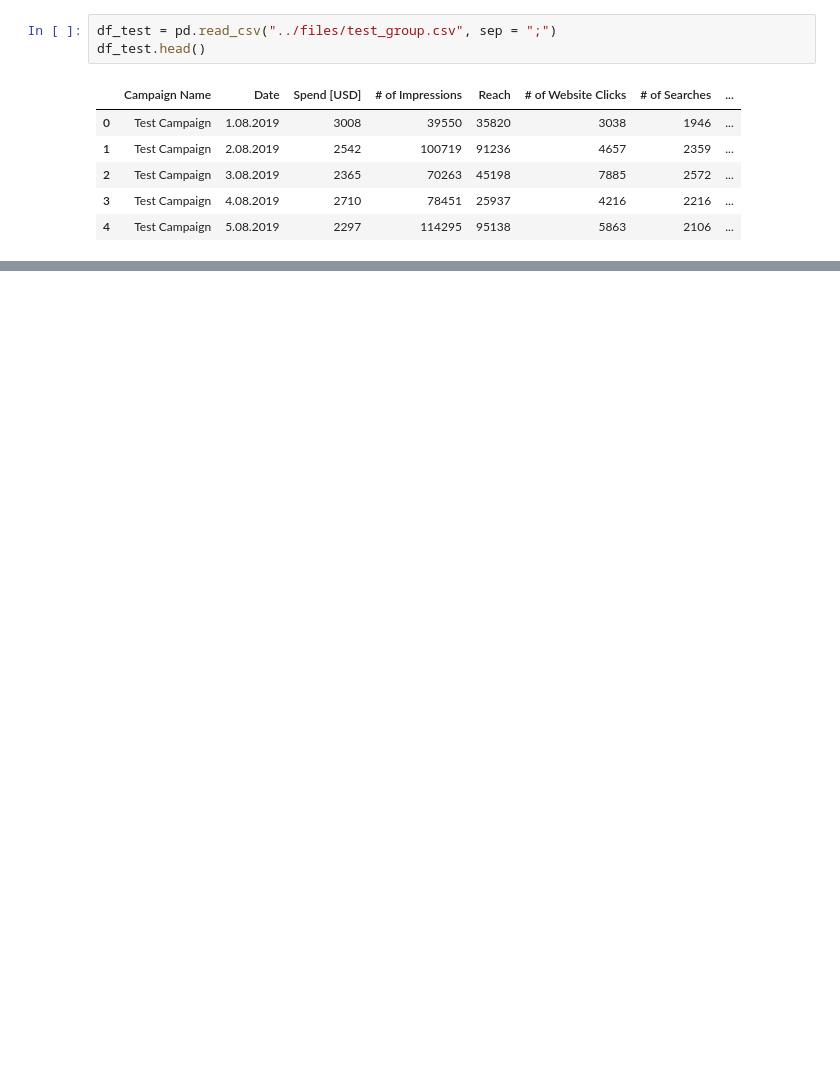
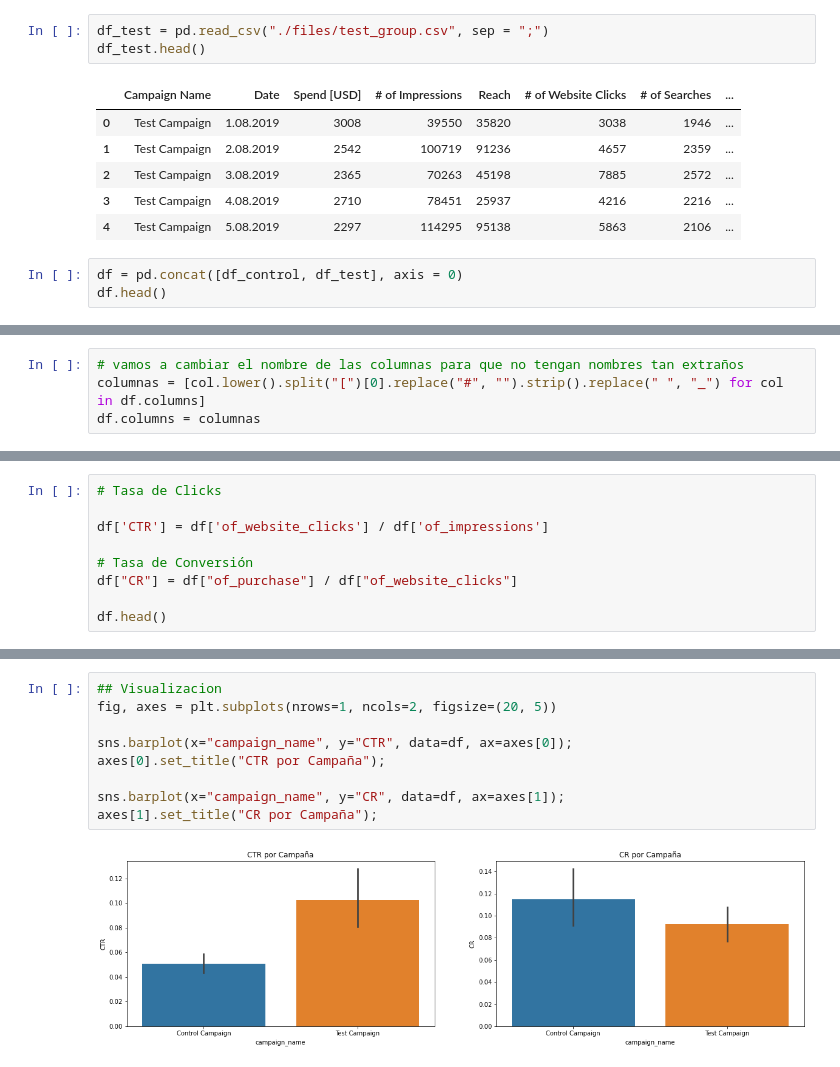
Before and after one commit to Adalab/da-promo-b-pt-ejercicios-profes, a Jupyter notebook: Modulo3/modulo-3-leccion-10-a-b-testing.ipynb, the cells around one changed output, grey strips where cells are left out. Drawn from its saved outputs; the diff is of its cells as text; blank space fills up the shorter version.

```diff
--- a/Modulo3/modulo-3-leccion-10-a-b-testing.ipynb
+++ b/Modulo3/modulo-3-leccion-10-a-b-testing.ipynb
@@ -106,7 +85,7 @@ df_control.head()
 | 3 | Control Campaign | 4.08.2019 | 1940 | 72878.0 | 61235.0 | 3065.0 | 1042.0 | ... |
 | 4 | Control Campaign | 5.08.2019 | 1835 | NaN | NaN | NaN | NaN | ... |
 # %%
-df_test = pd.read_csv("../files/test_group.csv", sep = ";")
+df_test = pd.read_csv("./files/test_group.csv", sep = ";")
 df_test.head()
 # %% [output]
 |  | Campaign Name | Date | Spend [USD] | # of Impressions | Reach | # of Website Clicks | # of Searches | ... |
@@ -115,3 +94,6 @@ df_test.head()
 | 2 | Test Campaign | 3.08.2019 | 2365 | 70263 | 45198 | 7885 | 2572 | ... |
 | 3 | Test Campaign | 4.08.2019 | 2710 | 78451 | 25937 | 4216 | 2216 | ... |
 | 4 | Test Campaign | 5.08.2019 | 2297 | 114295 | 95138 | 5863 | 2106 | ... |
+# %%
+df = pd.concat([df_control, df_test], axis = 0)
+df.head()
@@ -117,0 +107,4 @@ df_test.head()
+# %%
+# vamos a cambiar el nombre de las columnas para que no tengan nombres tan extraños
+columnas = [col.lower().split("[")[0].replace("#", "").strip().replace(" ", "_") for col in df.columns]
+df.columns = columnas
@@ -117,0 +120,9 @@ df_test.head()
+# %%
+# Tasa de Clicks
+
+df['CTR'] = df['of_website_clicks'] / df['of_impressions']
+
+# Tasa de Conversión
+df["CR"] = df["of_purchase"] / df["of_website_clicks"]
+
+df.head()
@@ -117,0 +136,11 @@ df_test.head()
+# %%
+## Visualizacion
+fig, axes = plt.subplots(nrows=1, ncols=2, figsize=(20, 5))
+
+sns.barplot(x="campaign_name", y="CTR", data=df, ax=axes[0]);
+axes[0].set_title("CTR por Campaña");
+
+sns.barplot(x="campaign_name", y="CR", data=df, ax=axes[1]);
+axes[1].set_title("CR por Campaña");
+# %% [output]
+[figure, added]
```
Also changed, not shown: parts of 17 cells of this notebook.
